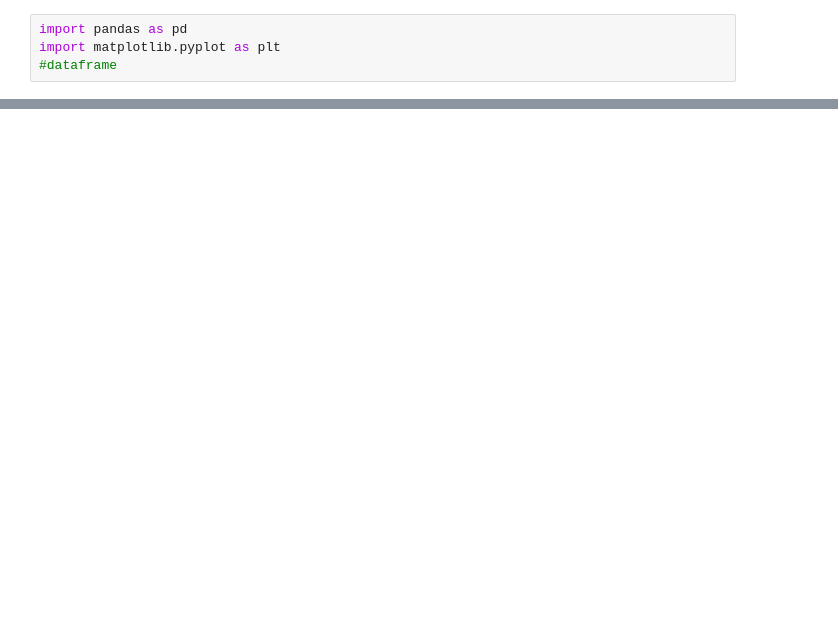
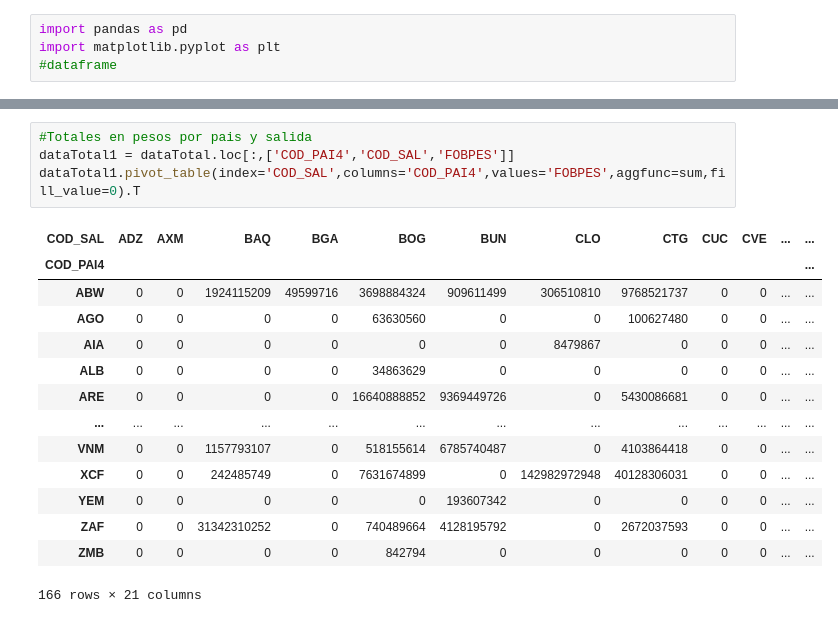
Before and after one commit to julianchis2002/ACA3, a Jupyter notebook: ACA3.ipynb, the cells around one changed output, grey strips where cells are left out. Drawn from its saved outputs; the diff is of its cells as text; blank space fills up the shorter version.

```diff
--- a/ACA3.ipynb
+++ b/ACA3.ipynb
@@ -174,0 +131,19 @@ print(resultados_filtrados)
+# %%
+#Totales en pesos por pais y salida
+dataTotal1 = dataTotal.loc[:,['COD_PAI4','COD_SAL','FOBPES']]
+dataTotal1.pivot_table(index='COD_SAL',columns='COD_PAI4',values='FOBPES',aggfunc=sum,fill_value=0).T
+# %% [output]
+| COD_SAL | ADZ | AXM | BAQ | BGA | BOG | BUN | CLO | CTG | CUC | CVE | ... | ... |
+| COD_PAI4 |  |  |  |  |  |  |  |  |  |  |  | ... |
+| ABW | 0 | 0 | 1924115209 | 49599716 | 3698884324 | 909611499 | 306510810 | 9768521737 | 0 | 0 | ... | ... |
+| AGO | 0 | 0 | 0 | 0 | 63630560 | 0 | 0 | 100627480 | 0 | 0 | ... | ... |
+| AIA | 0 | 0 | 0 | 0 | 0 | 0 | 8479867 | 0 | 0 | 0 | ... | ... |
+| ALB | 0 | 0 | 0 | 0 | 34863629 | 0 | 0 | 0 | 0 | 0 | ... | ... |
+| ARE | 0 | 0 | 0 | 0 | 16640888852 | 9369449726 | 0 | 5430086681 | 0 | 0 | ... | ... |
+| ... | ... | ... | ... | ... | ... | ... | ... | ... | ... | ... | ... | ... |
+| VNM | 0 | 0 | 1157793107 | 0 | 518155614 | 6785740487 | 0 | 4103864418 | 0 | 0 | ... | ... |
+| XCF | 0 | 0 | 242485749 | 0 | 7631674899 | 0 | 142982972948 | 40128306031 | 0 | 0 | ... | ... |
+| YEM | 0 | 0 | 0 | 0 | 0 | 193607342 | 0 | 0 | 0 | 0 | ... | ... |
+| ZAF | 0 | 0 | 31342310252 | 0 | 740489664 | 4128195792 | 0 | 2672037593 | 0 | 0 | ... | ... |
+| ZMB | 0 | 0 | 0 | 0 | 842794 | 0 | 0 | 0 | 0 | 0 | ... | ... |
+166 rows × 21 columns
```
Also changed, not shown: parts of 29 cells of this notebook.
